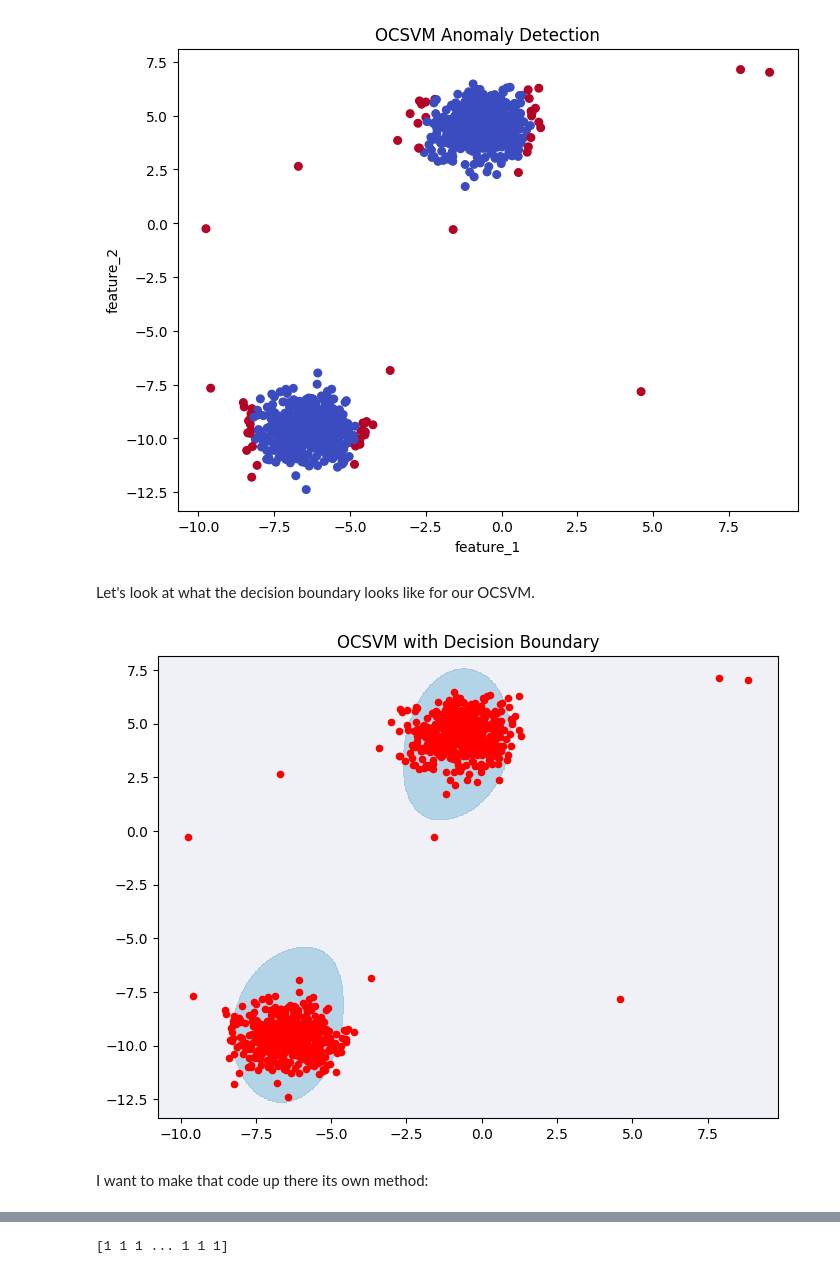
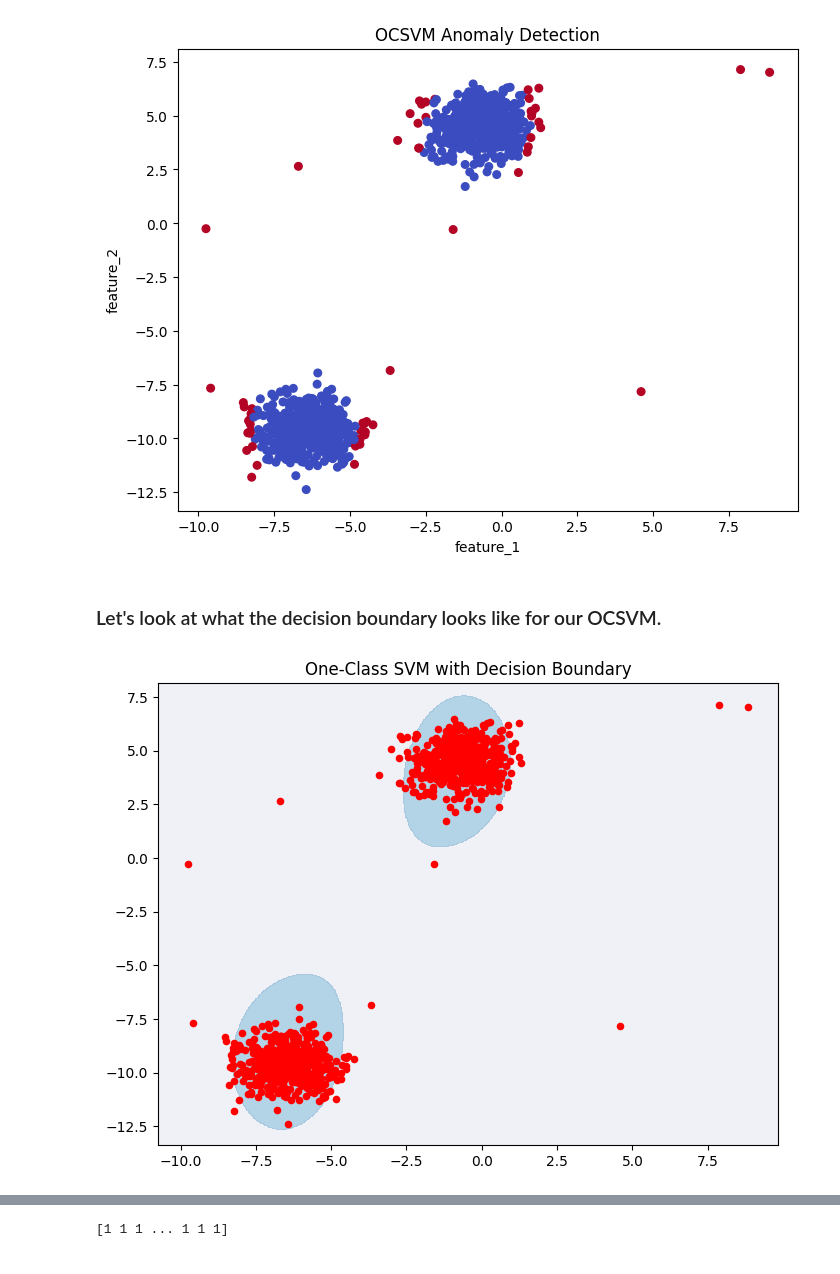
Before and after one commit to graceannmad/TCDcapstone-SVM, a Jupyter notebook: notebooks/run_library_svm.ipynb, the cells around one changed output, grey strips where cells are left out. Cells and saved outputs as stored; diff of their text form; code cells hidden in the pictures.

```diff
--- a/notebooks/run_library_svm.ipynb
+++ b/notebooks/run_library_svm.ipynb
@@ -71,46 +68,28 @@ plt.show()
 # %% [output]
 [figure]
 # %% [markdown]
-Let's look at what the decision boundary looks like for our OCSVM.
+### Let's look at what the decision boundary looks like for our OCSVM.
 # %%
-# Create the grid
-xx, yy = np.meshgrid(
-    np.linspace(X[:,0].min()-1, X[:,0].max()+1, 500),
-    np.linspace(X[:,1].min()-1, X[:,1].max()+1, 500)
-)
-grid = np.c_[xx.ravel(), yy.ravel()]
+def decision_boundary(model, X, label):
+    # Create the grid
+    xx, yy = np.meshgrid(
+        np.linspace(X[:,0].min()-1, X[:,0].max()+1, 500),
+        np.linspace(X[:,1].min()-1, X[:,1].max()+1, 500)
+    )
+    grid = np.c_[xx.ravel(), yy.ravel()]
 
-# Predict on the grid
-Z = ocsvm.predict(grid)  #1 for normal, -1 for anomalies (predictions)
-Z = Z.reshape(xx.shape)
+    # Predict on the grid
+    Z = model.predict(grid)  #1 for normal, -1 for anomalies (predictions)
+    Z = Z.reshape(xx.shape)
 
-# Plot
-plt.figure(figsize=(8,6))
-plt.contourf(xx, yy, Z, levels=[-1,0,1], cmap=plt.cm.PuBu, alpha=0.3)  # background
-plt.scatter(X[:,0], X[:,1], c='red', s=20, label='Data')
-plt.title("OCSVM with Decision Boundary")
-plt.show()
+    # Plot
+    plt.figure(figsize=(8,6))
+    plt.contourf(xx, yy, Z, levels=[-1,0,1], cmap=plt.cm.PuBu, alpha=0.3)  # background
+    plt.scatter(X[:,0], X[:,1], c='red', s=20, label='Data')
+    plt.title(f"{label} with Decision Boundary")
+    plt.show()
-# %% [output]
-[figure, removed]
-# %% [markdown]
-I want to make that code up there its own method:
-# %%
-def decision_boundary(model, X):
-    # Create the grid
-    xx, yy = np.meshgrid(
-        np.linspace(X[:,0].min()-1, X[:,0].max()+1, 500),
-        np.linspace(X[:,1].min()-1, X[:,1].max()+1, 500)
-    )
-    grid = np.c_[xx.ravel(), yy.ravel()]
-
-    # Predict on the grid
-    Z = model.predict(grid)  #1 for normal, -1 for anomalies (predictions)
-    Z = Z.reshape(xx.shape)
-
-    # Plot
-    plt.figure(figsize=(8,6))
-    plt.contourf(xx, yy, Z, levels=[-1,0,1], cmap=plt.cm.PuBu, alpha=0.3)  # background
-    plt.scatter(X[:,0], X[:,1], c='red', s=20, label='Data')
-    plt.title("OCSVM with Decision Boundary")
-    plt.show()
+# %%
+decision_boundary(ocsvm, X, "One-Class SVM")
+# %% [output]
+[figure, added]
 # %% [markdown]
```
Also changed, not shown: parts of 7 cells of this notebook, 12 other files.
